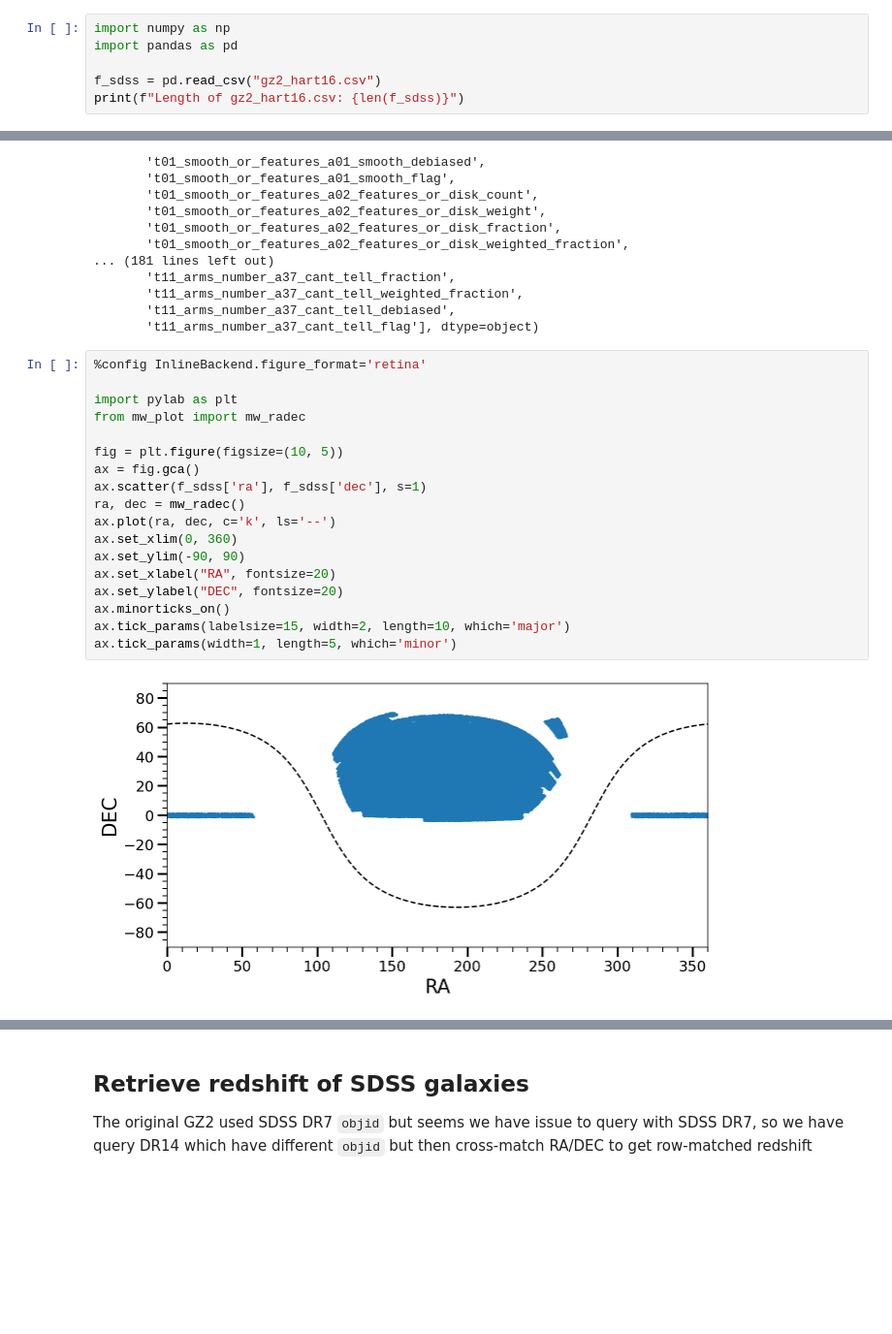
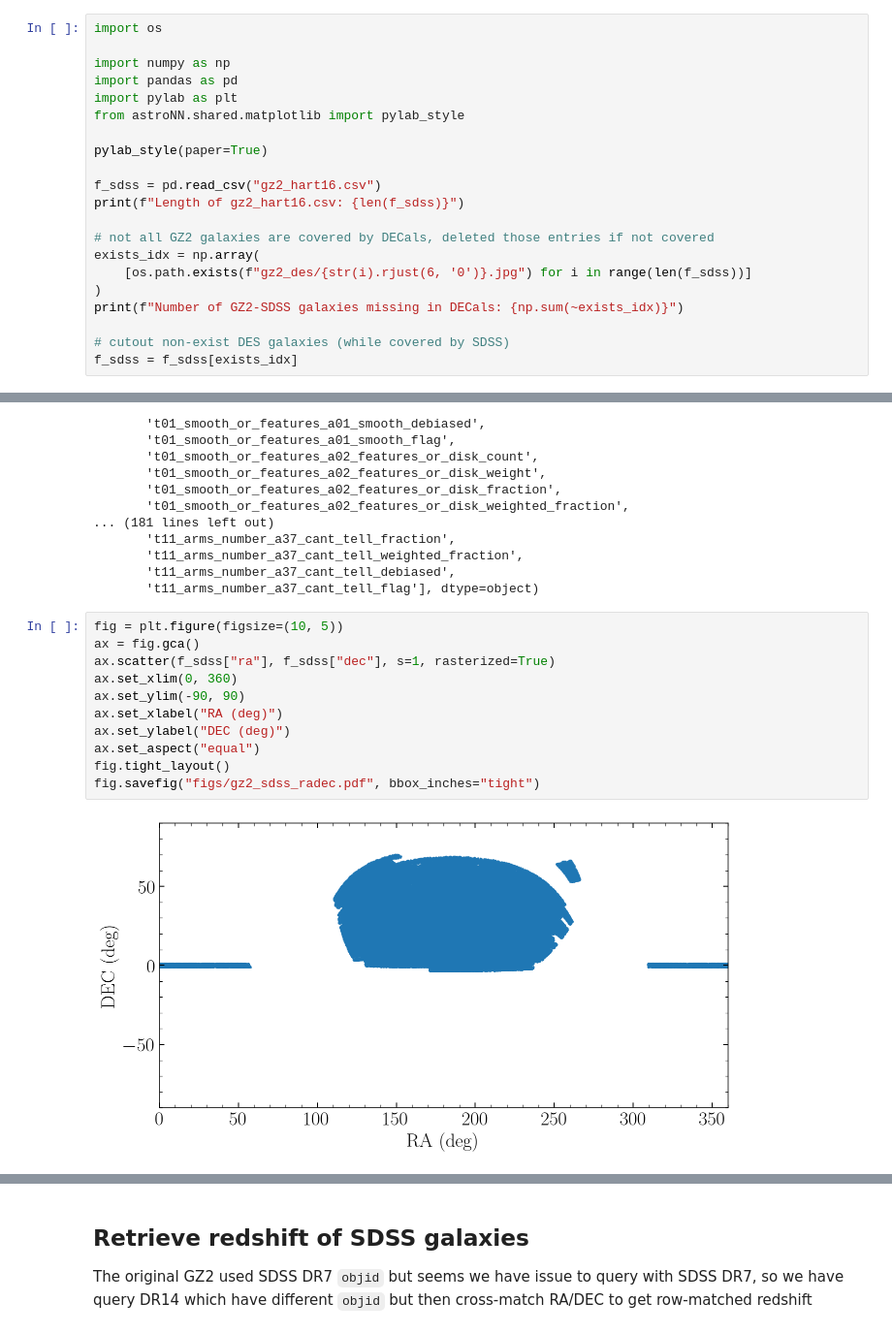
Before and after one commit to henrysky/Galaxy10, a Jupyter notebook: GZ2-SDSS-dataset.ipynb, the cells around one changed output, grey strips where cells are left out. Shown at 97% size. Cells and saved outputs as stored; diff of their text form; blank space fills up the shorter version.

```diff
--- a/GZ2-SDSS-dataset.ipynb
+++ b/GZ2-SDSS-dataset.ipynb
@@ -3,10 +3,25 @@
 
 `gz2_hart16.csv` avaliable at https://data.galaxyzoo.org/
 # %%
+import os
+
 import numpy as np
 import pandas as pd
+import pylab as plt
+from astroNN.shared.matplotlib import pylab_style
+
+pylab_style(paper=True)
 
 f_sdss = pd.read_csv("gz2_hart16.csv")
 print(f"Length of gz2_hart16.csv: {len(f_sdss)}")
+
+# not all GZ2 galaxies are covered by DECals, deleted those entries if not covered
+exists_idx = np.array(
+    [os.path.exists(f"gz2_des/{str(i).rjust(6, '0')}.jpg") for i in range(len(f_sdss))]
+)
+print(f"Number of GZ2-SDSS galaxies missing in DECals: {np.sum(~exists_idx)}")
+
+# cutout non-exist DES galaxies (while covered by SDSS)
+f_sdss = f_sdss[exists_idx]
 # %% [output]
 Length of gz2_hart16.csv: 239695
@@ -51,25 +47,18 @@ array(['dr7objid', 'ra', 'dec', 'rastring', 'decstring', 'sample',
        't11_arms_number_a37_cant_tell_debiased',
        't11_arms_number_a37_cant_tell_flag'], dtype=object)
 # %%
-%config InlineBackend.figure_format='retina'
-
-import pylab as plt
-from mw_plot import mw_radec
-
 fig = plt.figure(figsize=(10, 5))
 ax = fig.gca()
-ax.scatter(f_sdss['ra'], f_sdss['dec'], s=1)
-ra, dec = mw_radec()
-ax.plot(ra, dec, c='k', ls='--')
+ax.scatter(f_sdss["ra"], f_sdss["dec"], s=1, rasterized=True)
 ax.set_xlim(0, 360)
 ax.set_ylim(-90, 90)
-ax.set_xlabel("RA", fontsize=20)
-ax.set_ylabel("DEC", fontsize=20)
-ax.minorticks_on()
-ax.tick_params(labelsize=15, width=2, length=10, which='major')
-ax.tick_params(width=1, length=5, which='minor')
+ax.set_xlabel("RA (deg)")
+ax.set_ylabel("DEC (deg)")
+ax.set_aspect("equal")
+fig.tight_layout()
+fig.savefig("figs/gz2_sdss_radec.pdf", bbox_inches="tight")
 # %% [output]
-[figure, old version]
+[figure, new version]
 # %%
 fig = plt.figure(figsize=(10, 5))
 ax = fig.gca()
```
Also changed, not shown: parts of 6 cells of this notebook, 5 other files.
